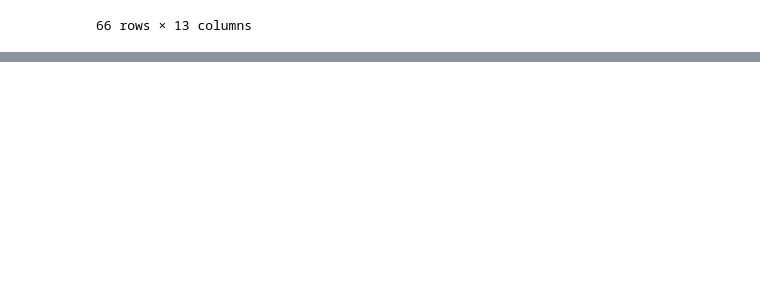
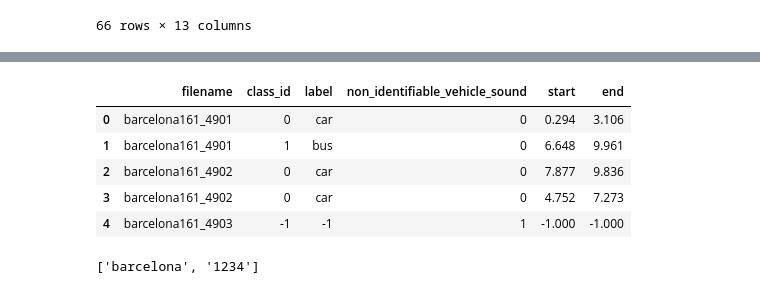
Before and after one commit to Rajsuryan-Singh/master_thesis, a Jupyter notebook: EDA.ipynb, the cells around one changed output, grey strips where cells are left out. Drawn from its saved outputs; the diff is of its cells as text; code cells hidden in the pictures; blank space fills up the shorter version.

```diff
--- a/EDA.ipynb
+++ b/EDA.ipynb
@@ -232,0 +269,15 @@ from scripts.filter_dataset import *
+# %%
+df = pd.read_csv("data/urbansas/annotations/audio_annotations.csv")
+df.head()
+# %% [output]
+|  | filename | class_id | label | non_identifiable_vehicle_sound | start | end |
+| 0 | barcelona161_4901 | 0 | car | 0 | 0.294 | 3.106 |
+| 1 | barcelona161_4901 | 1 | bus | 0 | 6.648 | 9.961 |
+| 2 | barcelona161_4902 | 0 | car | 0 | 7.877 | 9.836 |
+| 3 | barcelona161_4902 | 0 | car | 0 | 4.752 | 7.273 |
+| 4 | barcelona161_4903 | -1 | -1 | 1 | -1.000 | -1.000 |
+# %%
+import re
+s='barcelona1234'
+# %% [output]
+['barcelona', '1234']
```
Also changed, not shown: parts of 13 cells of this notebook, 3 other files.
